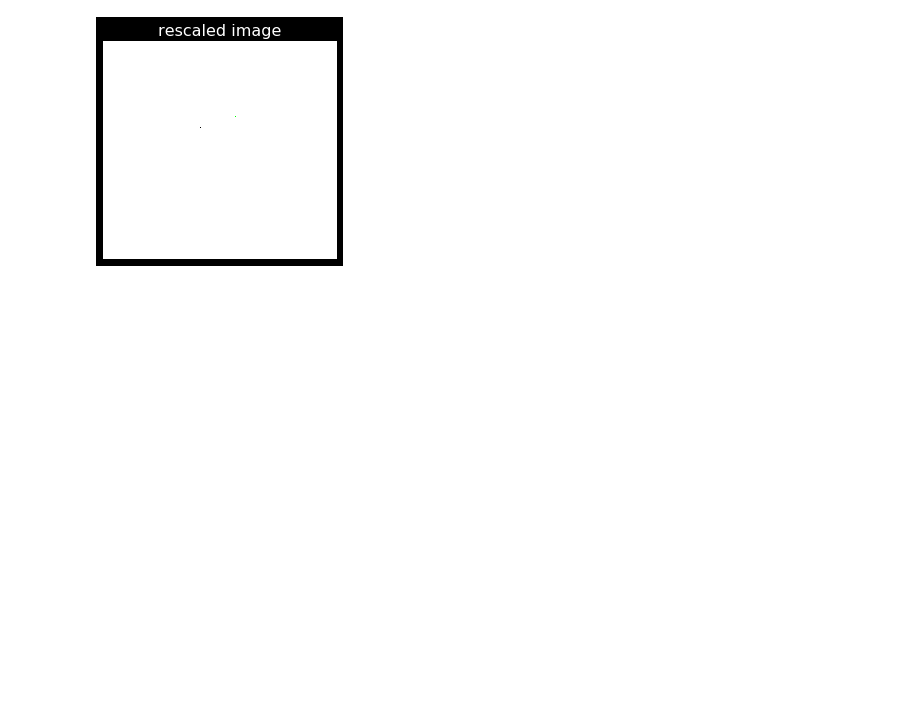
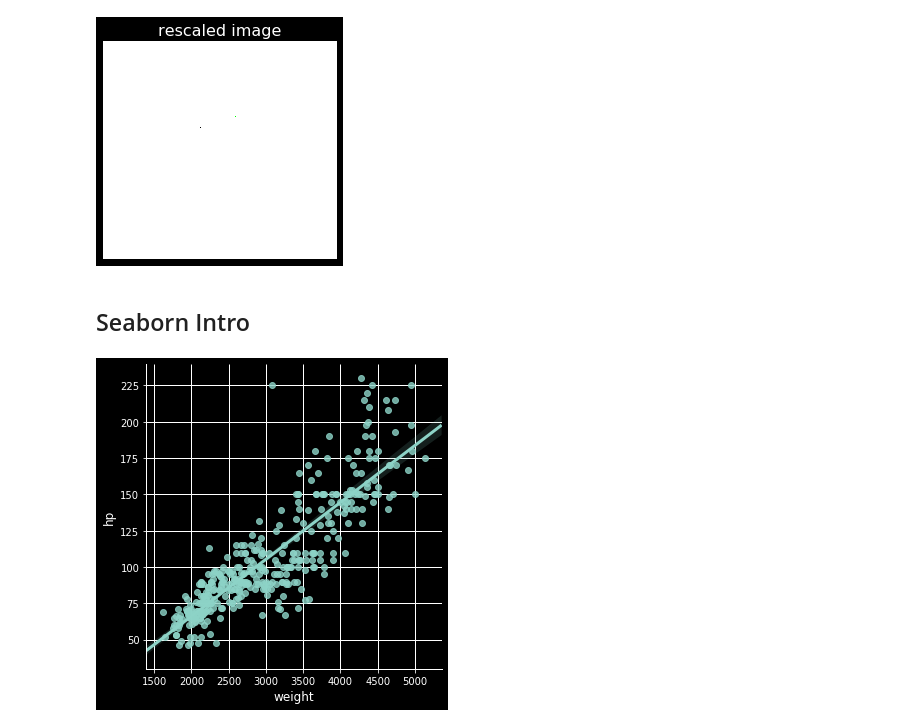
Before and after one commit to afminmax/DC-Data-Scientist-Lessons, a Jupyter notebook: 14-Intro-to-Python-Visualizations/python-viz-1.ipynb, the cells around one changed output. Saved outputs shown, nothing was run; the diff lists cells and outputs as text; code cells hidden in the pictures; blank space fills up the shorter version.

Commit message:
add seaborn regressions

```diff
--- a/14-Intro-to-Python-Visualizations/python-viz-1.ipynb
+++ b/14-Intro-to-Python-Visualizations/python-viz-1.ipynb
@@ -571,3 +572,15 @@ Clipping input data to the valid range for imshow with RGB data ([0..1] for floa
 The smallest & largest pixel intensities are 0 & 1.
 The rescaled smallest & largest pixel intensities are 0.0 & 256.0.
 [figure]
+# %% [markdown]
+## Seaborn Intro
+# %%
+auto = pd.read_csv('auto-mpg.csv')
+
+# Plot a linear regression between 'weight' and 'hp'
+sns.lmplot(x='weight', y='hp', data=auto)
+
+# Display the plot
+plt.show()
+# %% [output]
+[figure, added]
```
Also changed, not shown: parts of 7 cells of this notebook.
